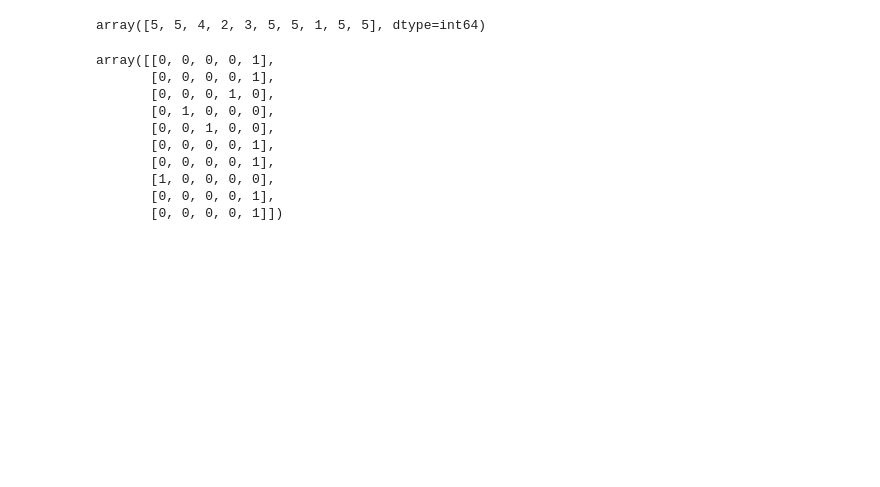
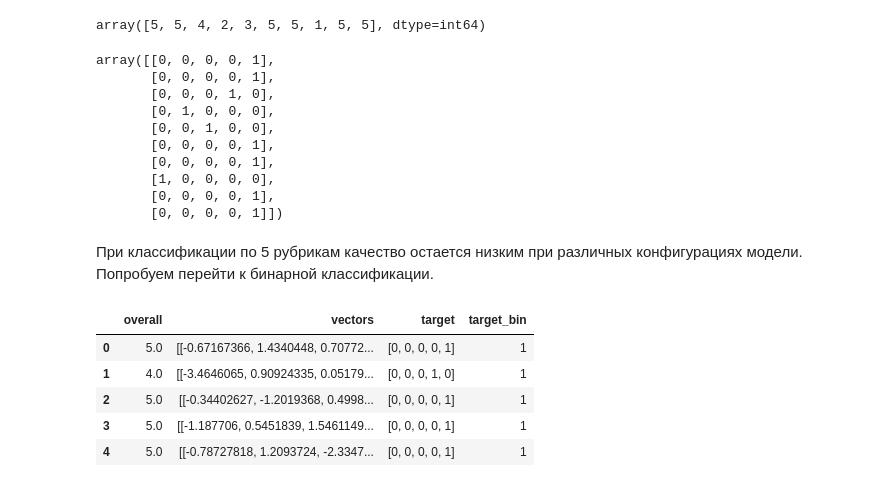
Before and after one commit to LomotinKonstantin/DomainAdaptation, a Jupyter notebook: LSTM_classifier.ipynb, the cells around one changed output. Saved outputs shown, nothing was run; the diff lists cells and outputs as text; code cells hidden in the pictures; blank space fills up the shorter version.

```diff
--- a/LSTM_classifier.ipynb
+++ b/LSTM_classifier.ipynb
@@ -187,3 +189,16 @@ array([[0, 0, 0, 0, 1],
        [1, 0, 0, 0, 0],
        [0, 0, 0, 0, 1],
        [0, 0, 0, 0, 1]])
+# %% [markdown]
+При классификации по 5 рубрикам качество остается низким при различных конфигурациях модели.
+Попробуем перейти к бинарной классификации.
+# %%
+auto_df["target_bin"] = (auto_df["overall"] > 3).astype(int)
+auto_df.head()
+# %% [output]
+|  | overall | vectors | target | target_bin |
+| 0 | 5.0 | [[-0.67167366, 1.4340448, 0.70772... | [0, 0, 0, 0, 1] | 1 |
+| 1 | 4.0 | [[-3.4646065, 0.90924335, 0.05179... | [0, 0, 0, 1, 0] | 1 |
+| 2 | 5.0 | [[-0.34402627, -1.2019368, 0.4998... | [0, 0, 0, 0, 1] | 1 |
+| 3 | 5.0 | [[-1.187706, 0.5451839, 1.5461149... | [0, 0, 0, 0, 1] | 1 |
+| 4 | 5.0 | [[-0.78727818, 1.2093724, -2.3347... | [0, 0, 0, 0, 1] | 1 |
```
Also changed, not shown: parts of 17 cells of this notebook, 2 other files.
